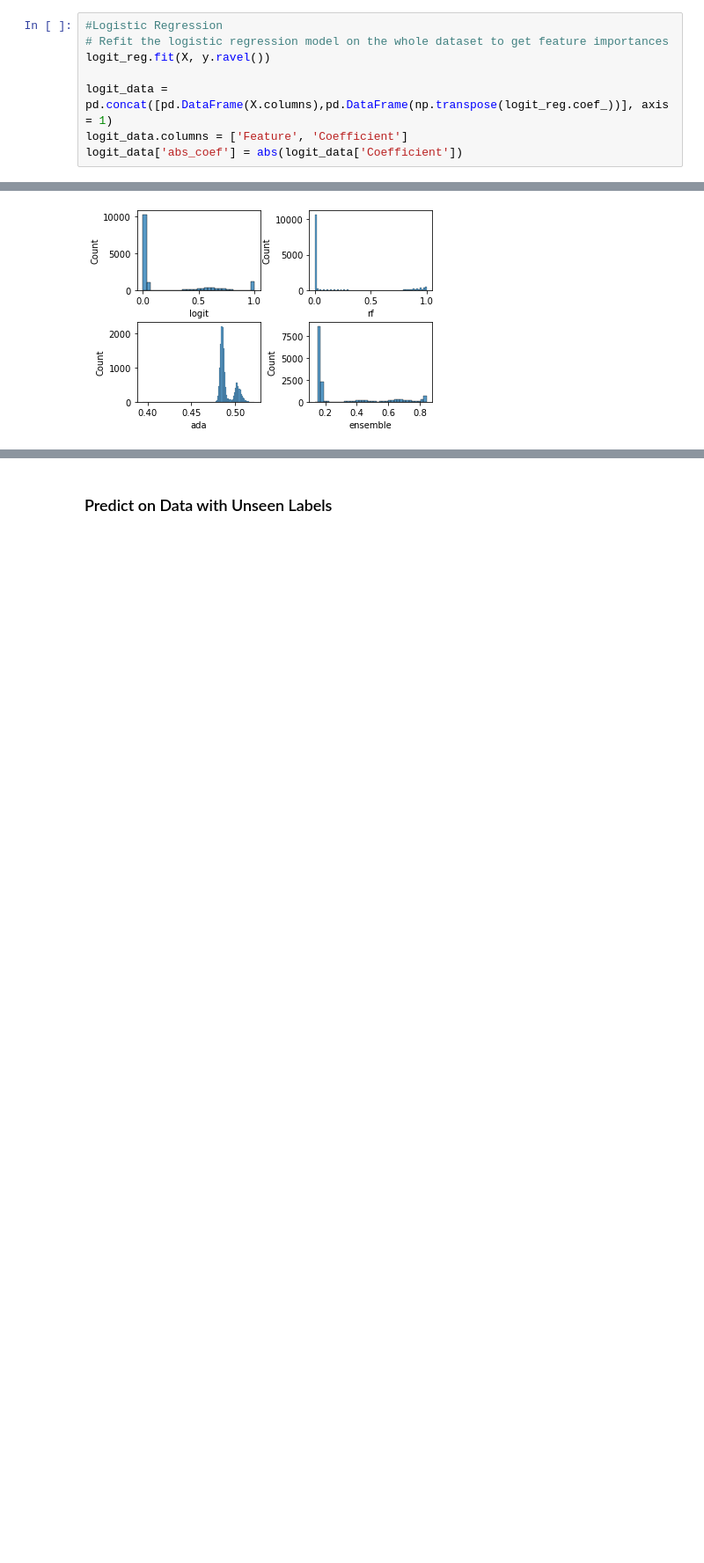
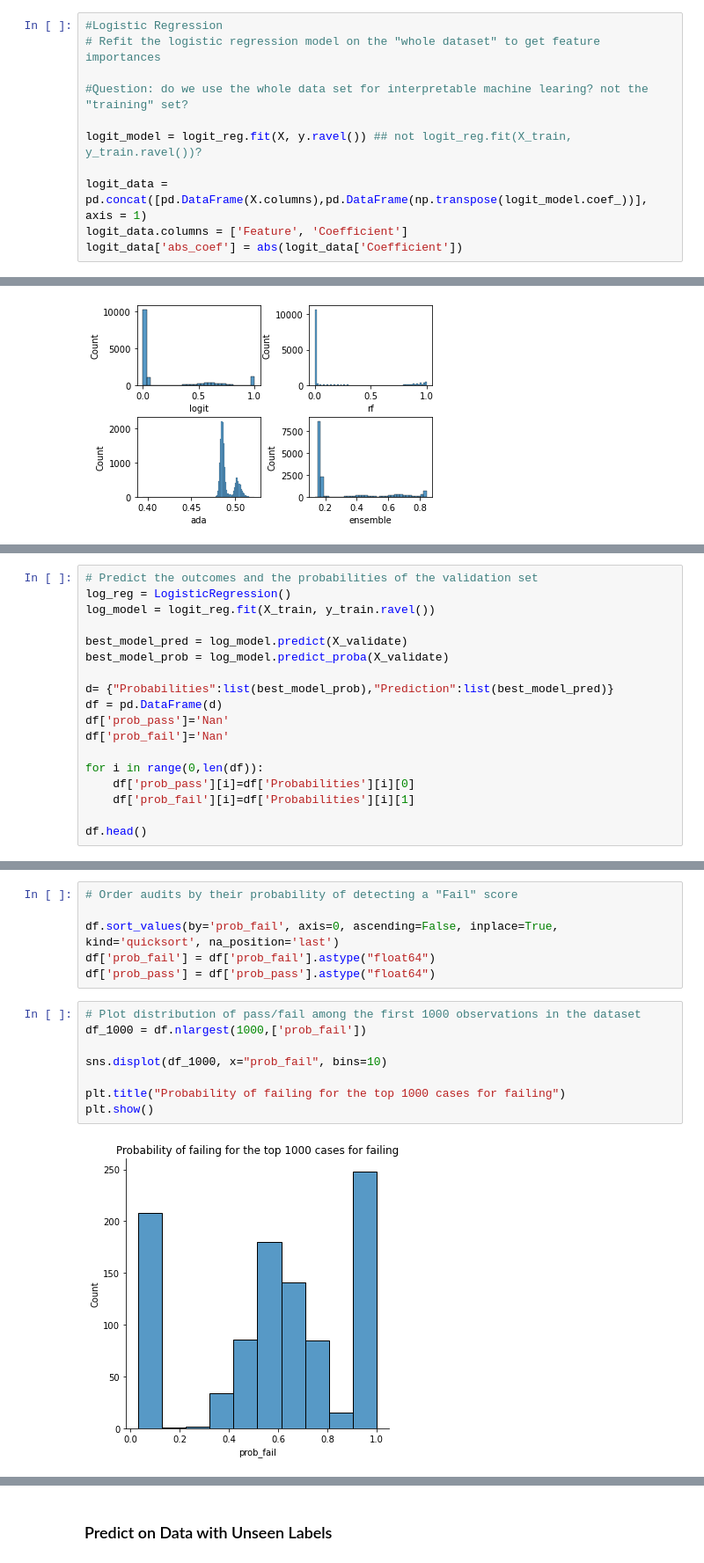
Before and after one commit to mjkeh/CSS-Project-3-Team-7-Fall-2021, a Jupyter notebook: Project 3 Students.ipynb, the cells around one changed output, grey strips where cells are left out. Shown at 88% size. Cells and saved outputs as stored; diff of their text form; blank space fills up the shorter version.

Commit message:
MinJee updated Prioritize audits & Predict on 2014 Data

```diff
--- a/Project 3 Students.ipynb
+++ b/Project 3 Students.ipynb
@@ -380,10 +390,13 @@ F1: 0.80 [Random Forest]
 **Hint**: Use tools like feature importance plots and coefficient plots. Which features contribute to your predictions? Are there any additional features you wish you could incorporate?
 # %%
 #Logistic Regression
-# Refit the logistic regression model on the whole dataset to get feature importances
-logit_reg.fit(X, y.ravel())
+# Refit the logistic regression model on the "whole dataset" to get feature importances
 
-logit_data = pd.concat([pd.DataFrame(X.columns),pd.DataFrame(np.transpose(logit_reg.coef_))], axis = 1)
+#Question: do we use the whole data set for interpretable machine learing? not the "training" set?
+
+logit_model = logit_reg.fit(X, y.ravel()) ## not logit_reg.fit(X_train, y_train.ravel())?
+
+logit_data = pd.concat([pd.DataFrame(X.columns),pd.DataFrame(np.transpose(logit_model.coef_))], axis = 1)
 logit_data.columns = ['Feature', 'Coefficient']
 logit_data['abs_coef'] = abs(logit_data['Coefficient'])
 # %%
@@ -487,0 +506,18 @@ plt.show()
+# %%
+# Predict the outcomes and the probabilities of the validation set
+log_reg = LogisticRegression()
+log_model = logit_reg.fit(X_train, y_train.ravel())
+
+best_model_pred = log_model.predict(X_validate)
+best_model_prob = log_model.predict_proba(X_validate)
+
+d= {"Probabilities":list(best_model_prob),"Prediction":list(best_model_pred)}
+df = pd.DataFrame(d)
+df['prob_pass']='Nan'
+df['prob_fail']='Nan'
+
+for i in range(0,len(df)):
+    df['prob_pass'][i]=df['Probabilities'][i][0]
+    df['prob_fail'][i]=df['Probabilities'][i][1]
+
+df.head()
@@ -487,0 +531,16 @@ plt.show()
+# %%
+# Order audits by their probability of detecting a "Fail" score
+
+df.sort_values(by='prob_fail', axis=0, ascending=False, inplace=True, kind='quicksort', na_position='last')
+df['prob_fail'] = df['prob_fail'].astype("float64")
+df['prob_pass'] = df['prob_pass'].astype("float64")
+# %%
+# Plot distribution of pass/fail among the first 1000 observations in the dataset
+df_1000 = df.nlargest(1000,['prob_fail'])
+
+sns.displot(df_1000, x="prob_fail", bins=10)
+
+plt.title("Probability of failing for the top 1000 cases for failing")
+plt.show()
+# %% [output]
+[figure, added]
```
Also changed, not shown: parts of 26 cells of this notebook.
